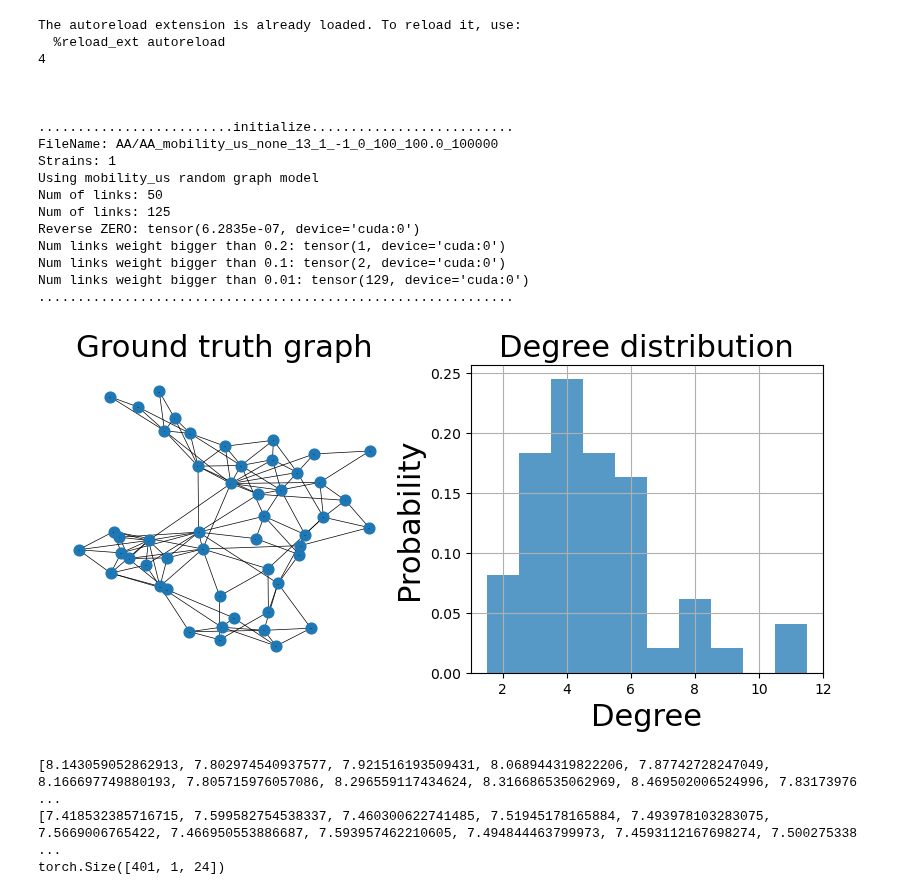
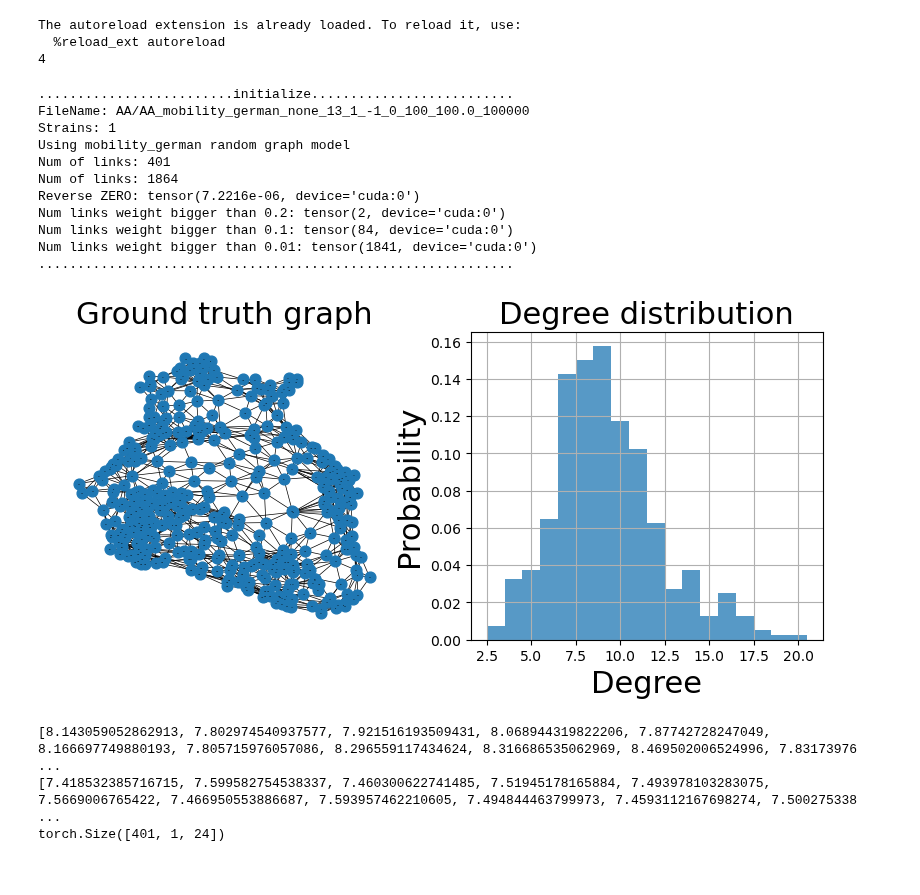
Before and after one commit to bizhili/Topology_Learning_Epis, a Jupyter notebook: test_multi_cities_no_att.ipynb, the cells around one changed output. Drawn from its saved outputs; the diff is of its cells as text; code cells hidden in the pictures.

```diff
--- a/test_multi_cities_no_att.ipynb
+++ b/test_multi_cities_no_att.ipynb
@@ -29,7 +29,7 @@ pramameters.add_arguments(parser)
 paras= pramameters.read_arguments(parser)
 #preset
 paras.modelLoad= "AA"
-paras.randomGraph= "mobility_us"
+paras.randomGraph= "mobility_german"
 #realGraphs= ["contious_Africa", "contious_china", "contious_EU", "contious_usa", "mobility_german", "mobility_us"]
 
 paras.weightModel= "none"
@@ -84,11 +84,11 @@ else:
     A, G= random_graph.read_from_file("graphs/"+paras.randomGraph+".npy")
     paras.n= A.shape[0]
     if A.diagonal().sum()> paras.n+1:
-        Pop= A.sum(dim= 1)+1e-5
+        Pop= A.sum(axis=0)+A.sum(axis=1)-A.diagonal()+1e-5
         A= A/Pop
         A= A.fill_diagonal_(0)
         P= torch.tensor(Pop, device= device)
-        G = nx.from_numpy_array((A>0.005).numpy())
+        G = nx.from_numpy_array((A>0.002).numpy())
     else:
         P= population.population(paras.n, device= device)
 
@@ -100,48 +100,45 @@ if paras.weightModel=="degree":
 elif  paras.weightModel=="gravity":
     Aw= weight.gravity_model(G, pos, P, device= device)
 elif  paras.weightModel=="identical":
     Aw= weight.identical_model(A, paras.identicalf, device= device)
 elif  paras.weightModel=="none":
     Aw= A.to(device= device)
 
 utils.log_print(printFlag,"\n\n\n.........................initialize..........................")
 utils.log_print(printFlag,"FileName:", fileName)
 utils.log_print(printFlag,"Strains:", paras.strains)
 utils.log_print(printFlag,"Using", paras.randomGraph,"random graph model")
 utils.log_print(printFlag,"Num of links:", G.number_of_nodes())
 utils.log_print(printFlag,"Num of links:", G.number_of_edges())
 Zmat= A_mat.create_A_mat(Aw, P)
 Zmat2= A_mat.reverse_A_mat(Zmat-torch.eye(Aw.shape[0], dtype= torch.float32, device= Aw.device), P)
 utils.log_print(printFlag,"Reverse ZERO:", torch.sum(torch.abs(Zmat2-Aw)))
 utils.log_print(printFlag,"Num links weight bigger than 0.2:", torch.sum(Zmat>0.2)-paras.n)
 utils.log_print(printFlag,"Num links weight bigger than 0.1:", torch.sum(Zmat>0.1)-paras.n)
 utils.log_print(printFlag,"Num links weight bigger than 0.01:", torch.sum(Zmat>0.01)-paras.n)
 utils.log_print(printFlag,".............................................................")
 #plot this network
 if plotFlag==1:
     if paras.plot== "2d_RGG":
         plotGraph.plot_2d_RGG(G, pos)
     elif paras.plot== "spring":
         plotGraph.plot_spring_layout(G)
 # %% [output]
 The autoreload extension is already loaded. To reload it, use:
   %reload_ext autoreload
 4
-
-
-
-.........................initialize..........................
-FileName: AA/AA_mobility_us_none_13_1_-1_0_100_100.0_100000
-Strains: 1
-Using mobility_us random graph model
-Num of links: 50
-Num of links: 125
-Reverse ZERO: tensor(6.2835e-07, device='cuda:0')
-Num links weight bigger than 0.2: tensor(1, device='cuda:0')
-Num links weight bigger than 0.1: tensor(2, device='cuda:0')
-Num links weight bigger than 0.01: tensor(129, device='cuda:0')
-.............................................................
+.........................initialize..........................
+FileName: AA/AA_mobility_german_none_13_1_-1_0_100_100.0_100000
+Strains: 1
+Using mobility_german random graph model
+Num of links: 401
+Num of links: 1864
+Reverse ZERO: tensor(7.2216e-06, device='cuda:0')
+Num links weight bigger than 0.2: tensor(2, device='cuda:0')
+Num links weight bigger than 0.1: tensor(84, device='cuda:0')
+Num links weight bigger than 0.01: tensor(1841, device='cuda:0')
+.............................................................
-[figure, old version]
+[figure, new version]
 # %%
 R0s_taus= [[random.uniform(paras.R0Mean-paras.R0Std, paras.R0Mean+paras.R0Std),
             random.uniform(paras.tauMean-paras.tauStd, paras.tauMean+paras.tauStd)] for _ in range(40)]
```
Also changed, not shown: 4 other files.
